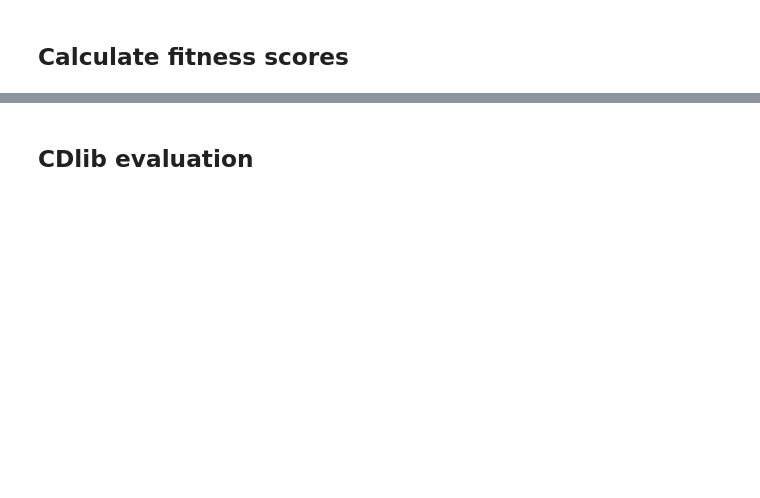
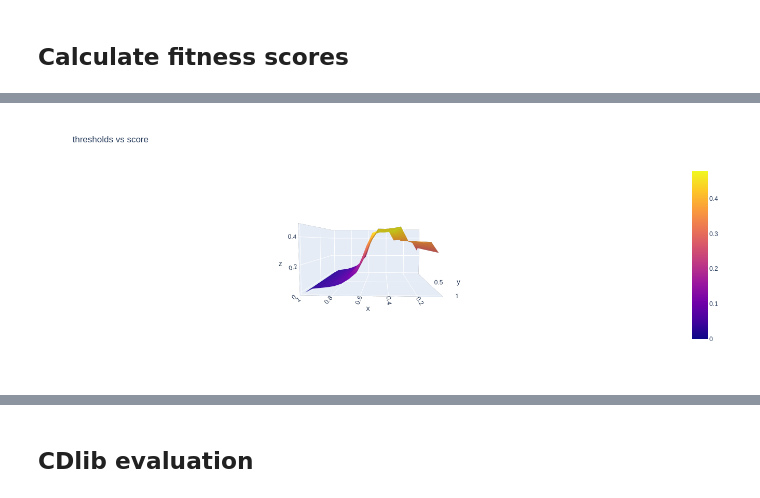
Before and after one commit to nidiamcl/stream-graph, a Jupyter notebook: streamgraph/evaluation.ipynb, the cells around one changed output, grey strips where cells are left out. Drawn from its saved outputs; the diff is of its cells as text; code cells hidden in the pictures; blank space fills up the shorter version.

Commit message:
some new plots and changes to eval file

```diff
--- a/streamgraph/evaluation.ipynb
+++ b/streamgraph/evaluation.ipynb
@@ -173,0 +123,29 @@ df.head()
+# %%
+import scipy
+import plotly.graph_objects as go
+import pandas as pd
+import numpy as np
+
+# 2D-arrays from DataFrame
+x1 = np.linspace(df['initial_threshold'].min(), df['initial_threshold'].max(), len(df['initial_threshold'].unique()))
+y1 = np.linspace(df['merging_threshold'].min(), df['merging_threshold'].max(), len(df['merging_threshold'].unique()))
+
+"""
+x, y via meshgrid for vectorized evaluation of
+2 scalar/vector fields over 2-D grids, given
+one-dimensional coordinate arrays x1, x2,..., xn.
+"""
+
+x2, y2 = np.meshgrid(x1, y1)
+
+# Interpolate unstructured D-dimensional data.
+z2 = scipy.interpolate.griddata((df['initial_threshold'], df['merging_threshold']), df['score'], (x2, y2), method='cubic')
+
+# Ready to plot
+fig = go.Figure(data=[go.Surface(z=z2, x=x2, y=y2)])
+fig.update_layout(title='thresholds vs score', autosize=False,
+                  width=500, height=500,
+                  margin=dict(l=65, r=50, b=65, t=90))
+fig.show()
+# %% [output]
+[figure, added]
```
Also changed, not shown: parts of 26 cells of this notebook, 10 other files.
